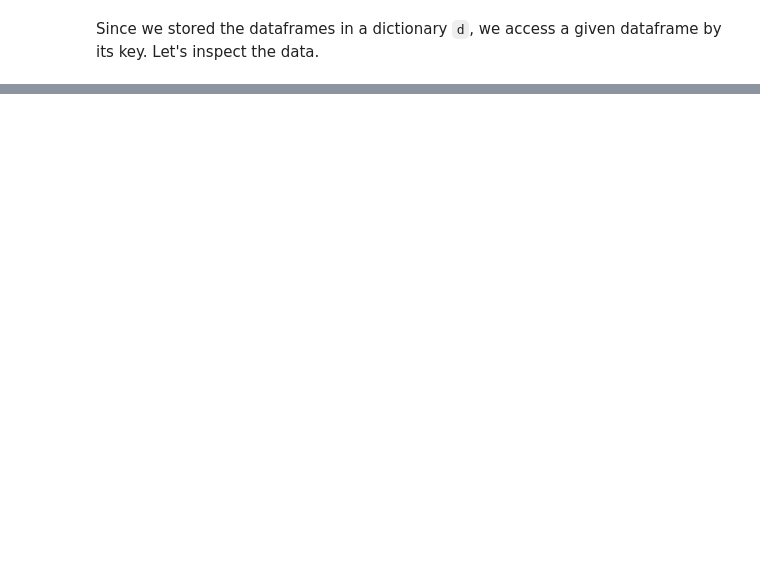
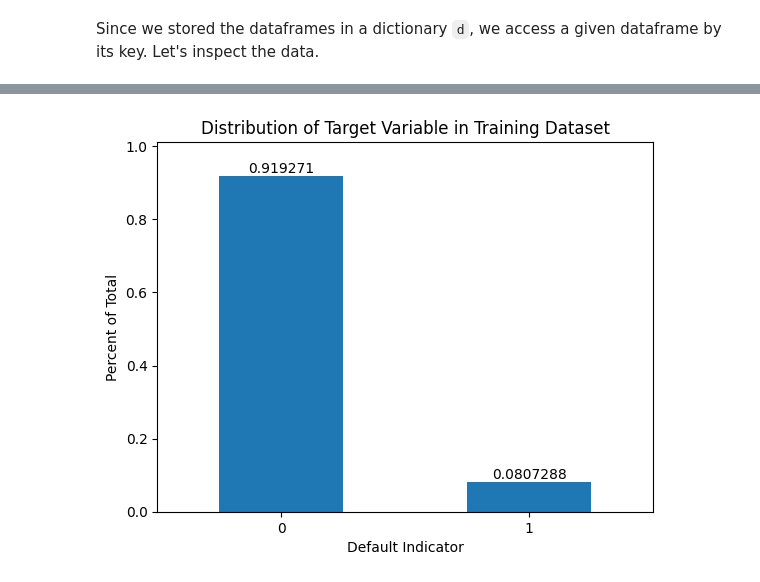
Before and after one commit to rca-devs/CIS-5450, a Jupyter notebook: CIS_5450_course_project.ipynb, the cells around one changed output, grey strips where cells are left out. Drawn from its saved outputs; the diff is of its cells as text; code cells hidden in the pictures; blank space fills up the shorter version.

```diff
--- a/CIS_5450_course_project.ipynb
+++ b/CIS_5450_course_project.ipynb
@@ -172,0 +460,14 @@ credit_card_balance_df
+# %%
+# Plot the distribution of the Response Variable in the training dataset
+
+ax = (d['application_train_df']['target'].value_counts()/len(d['application_train_df'])).plot(kind = 'bar')
+
+plt.title('Distribution of Target Variable in Training Dataset')
+plt.xlabel('Default Indicator')
+plt.ylabel('Percent of Total')
+plt.xticks(rotation = 'horizontal')
+ax.bar_label(ax.containers[0], label_type = 'edge')
+ax.margins(y = 0.1)
+plt.show()
+# %% [output]
+[figure, added]
```
Also changed, not shown: parts of 36 cells of this notebook.
